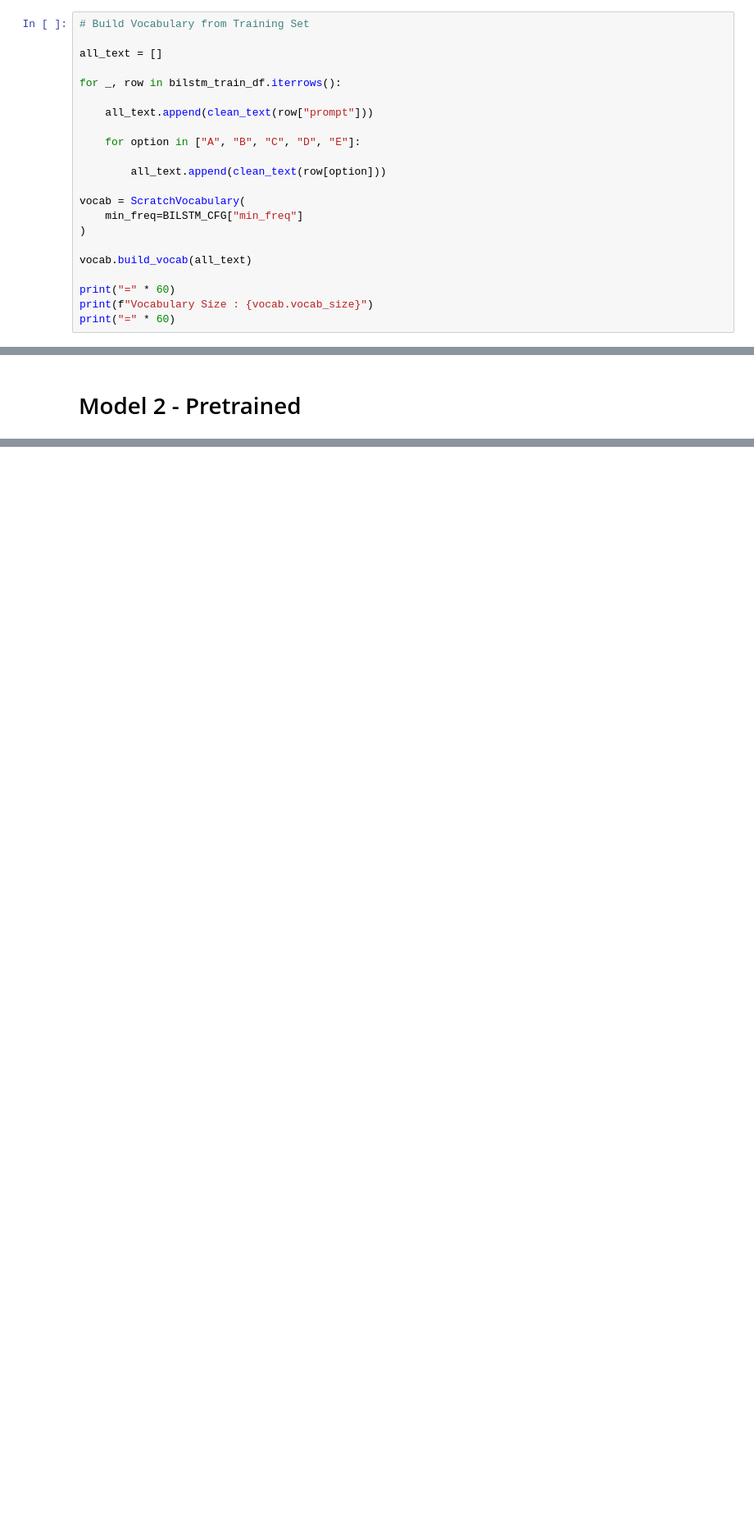
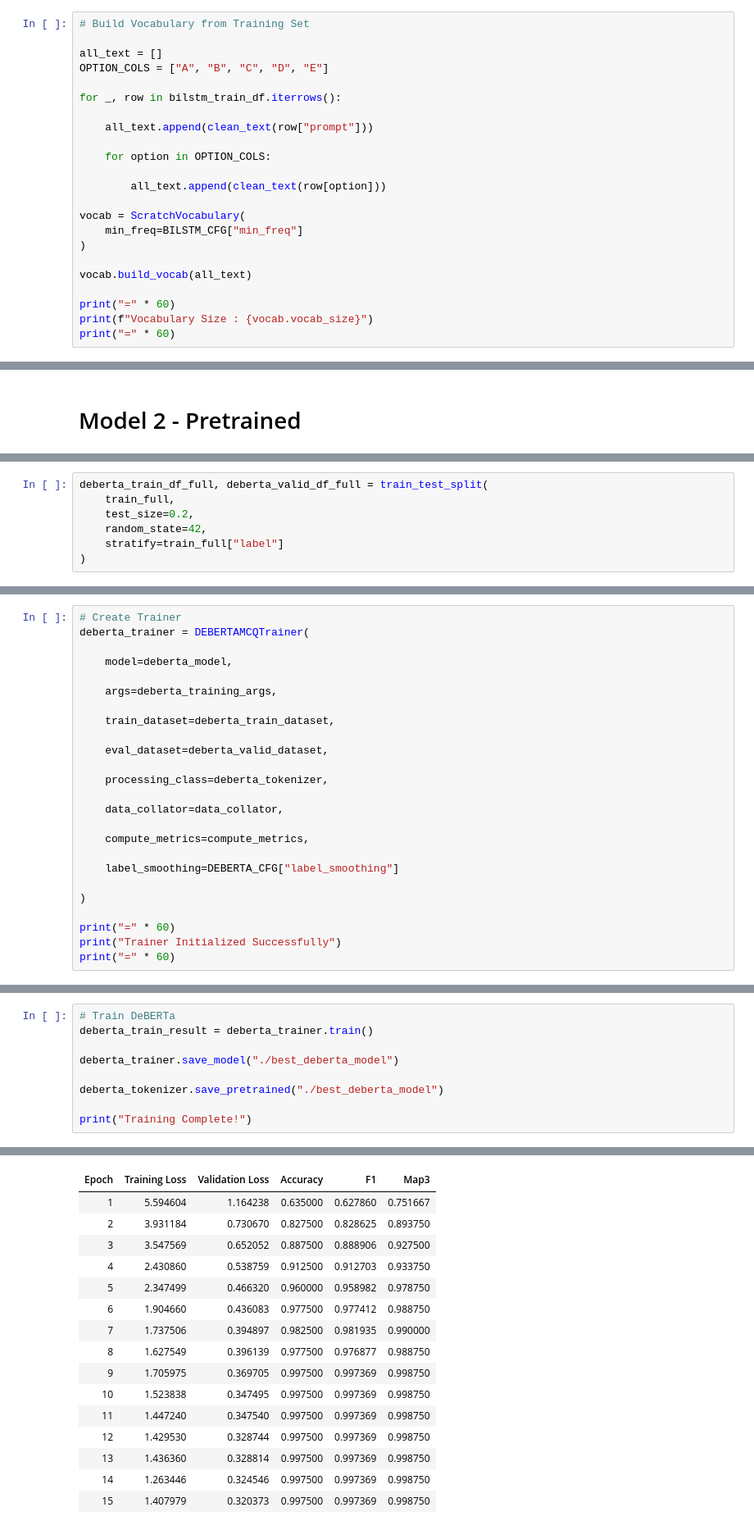
Before and after one commit to 23f3003322/dl-genai-26t2, a Jupyter notebook: notebooks/final_notebook.ipynb, the cells around one changed output, grey strips where cells are left out. Shown at 82% size. Saved outputs shown, nothing was run; the diff lists cells and outputs as text; blank space fills up the shorter version.

```diff
--- a/notebooks/final_notebook.ipynb
+++ b/notebooks/final_notebook.ipynb
@@ -638,12 +571,13 @@ def clean_text(text):
 # Build Vocabulary from Training Set
 
 all_text = []
+OPTION_COLS = ["A", "B", "C", "D", "E"]
 
 for _, row in bilstm_train_df.iterrows():
 
     all_text.append(clean_text(row["prompt"]))
 
-    for option in ["A", "B", "C", "D", "E"]:
+    for option in OPTION_COLS:
 
         all_text.append(clean_text(row[option]))
 
@@ -2959,0 +1510,7 @@ submission.head(10)
+# %%
+deberta_train_df_full, deberta_valid_df_full = train_test_split(
+    train_full,
+    test_size=0.2,
+    random_state=42,
+    stratify=train_full["label"]
+)
@@ -2959,0 +1820,25 @@ submission.head(10)
+# %%
+# Create Trainer
+deberta_trainer = DEBERTAMCQTrainer(
+
+    model=deberta_model,
+
+    args=deberta_training_args,
+
+    train_dataset=deberta_train_dataset,
+
+    eval_dataset=deberta_valid_dataset,
+
+    processing_class=deberta_tokenizer,
+
+    data_collator=data_collator,
+
+    compute_metrics=compute_metrics,
+
+    label_smoothing=DEBERTA_CFG["label_smoothing"]
+
+)
+
+print("=" * 60)
+print("Trainer Initialized Successfully")
+print("=" * 60)
@@ -2959,0 +1873,10 @@ submission.head(10)
+# %%
+# Train DeBERTa
+deberta_train_result = deberta_trainer.train()
+
+deberta_trainer.save_model("./best_deberta_model")
+
+deberta_tokenizer.save_pretrained("./best_deberta_model")
+
+print("Training Complete!")
+# %% [output]
@@ -2959,0 +1885,16 @@ submission.head(10)
+| Epoch | Training Loss | Validation Loss | Accuracy | F1 | Map3 |
+| 1 | 5.594604 | 1.164238 | 0.635000 | 0.627860 | 0.751667 |
+| 2 | 3.931184 | 0.730670 | 0.827500 | 0.828625 | 0.893750 |
+| 3 | 3.547569 | 0.652052 | 0.887500 | 0.888906 | 0.927500 |
+| 4 | 2.430860 | 0.538759 | 0.912500 | 0.912703 | 0.933750 |
+| 5 | 2.347499 | 0.466320 | 0.960000 | 0.958982 | 0.978750 |
+| 6 | 1.904660 | 0.436083 | 0.977500 | 0.977412 | 0.988750 |
+| 7 | 1.737506 | 0.394897 | 0.982500 | 0.981935 | 0.990000 |
+| 8 | 1.627549 | 0.396139 | 0.977500 | 0.976877 | 0.988750 |
+| 9 | 1.705975 | 0.369705 | 0.997500 | 0.997369 | 0.998750 |
+| 10 | 1.523838 | 0.347495 | 0.997500 | 0.997369 | 0.998750 |
+| 11 | 1.447240 | 0.347540 | 0.997500 | 0.997369 | 0.998750 |
+| 12 | 1.429530 | 0.328744 | 0.997500 | 0.997369 | 0.998750 |
+| 13 | 1.436360 | 0.328814 | 0.997500 | 0.997369 | 0.998750 |
+| 14 | 1.263446 | 0.324546 | 0.997500 | 0.997369 | 0.998750 |
+| 15 | 1.407979 | 0.320373 | 0.997500 | 0.997369 | 0.998750 |
```
Also changed, not shown: parts of 94 cells of this notebook.
